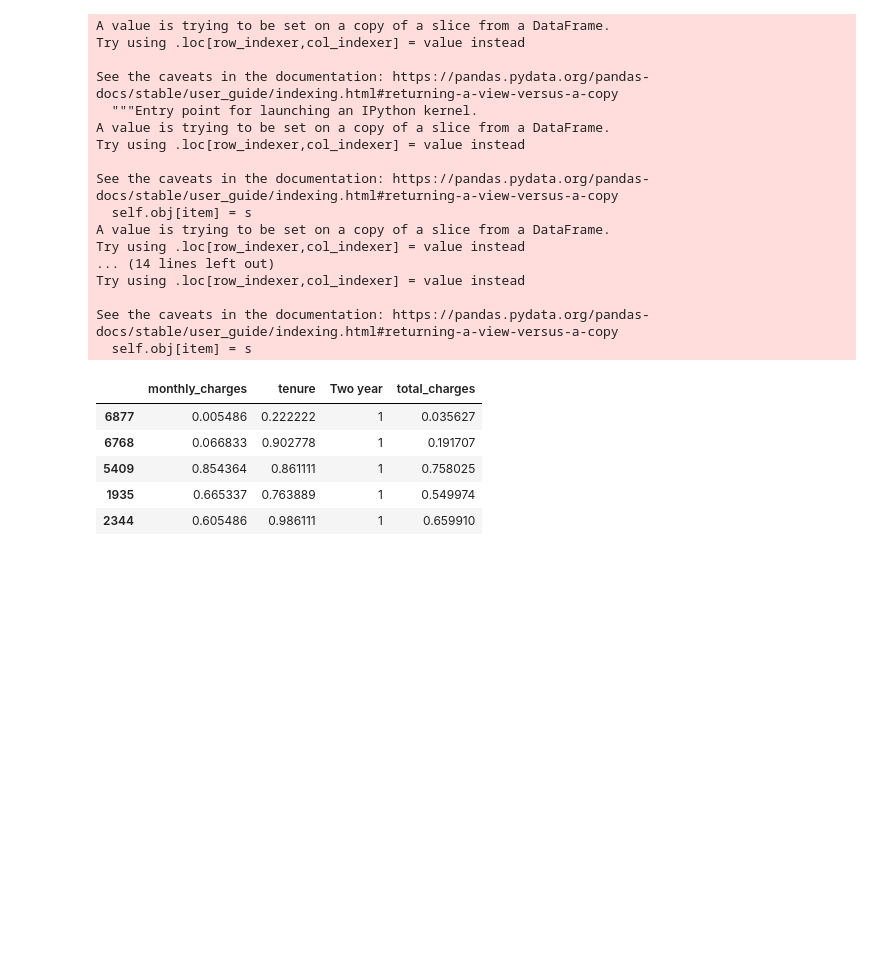
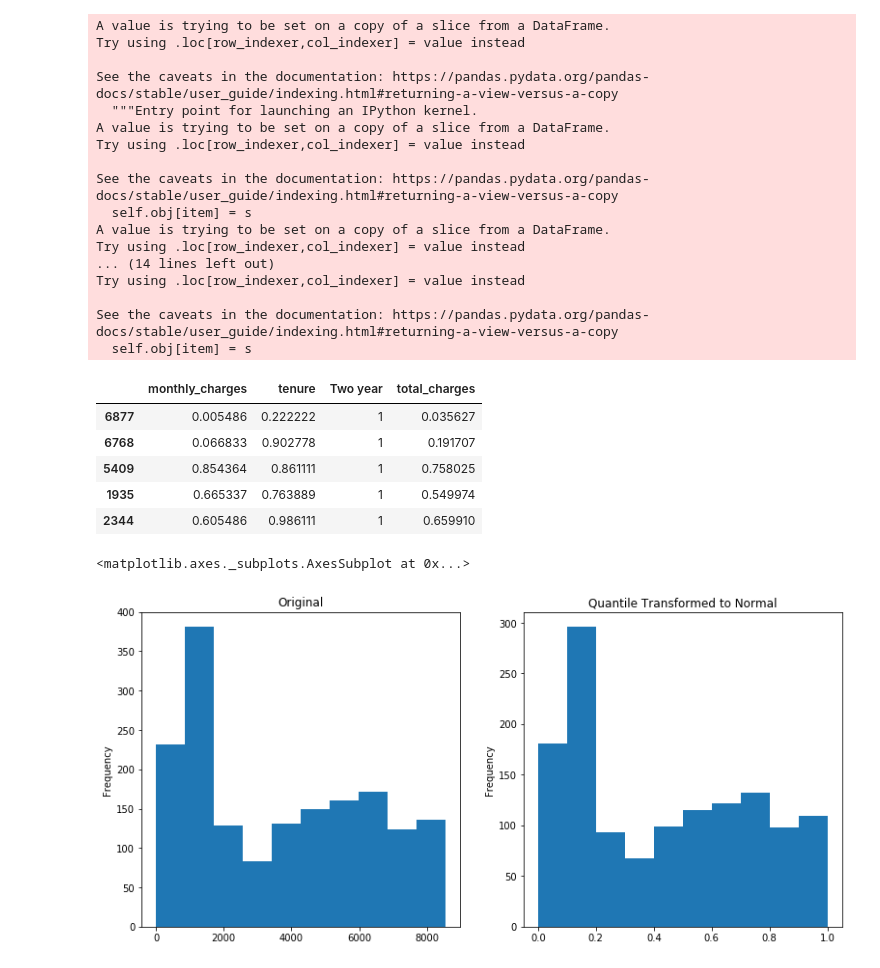
Before and after one commit to matt-c-knight/regression_exercises, a Jupyter notebook: split_scale.ipynb, the cells around one changed output. Saved outputs shown, nothing was run; the diff lists cells and outputs as text; code cells hidden in the pictures; blank space fills up the shorter version.

```diff
--- a/split_scale.ipynb
+++ b/split_scale.ipynb
@@ -68,3 +69,12 @@ train.head()
 | 5409 | 0.854364 | 0.861111 | 1 | 0.758025 |
 | 1935 | 0.665337 | 0.763889 | 1 | 0.549974 |
 | 2344 | 0.605486 | 0.986111 | 1 | 0.659910 |
+# %%
+plt.figure(figsize=(13, 6))
+plt.subplot(121)
+df.total_charges.plot.hist(title='Original')
+plt.subplot(122)
+train.total_charges.plot.hist(title='Quantile Transformed to Normal')
+# %% [output]
+<matplotlib.axes._subplots.AxesSubplot at 0x...>
+[figure, added]
```
Also changed, not shown: parts of 15 cells of this notebook, 1 other file.
